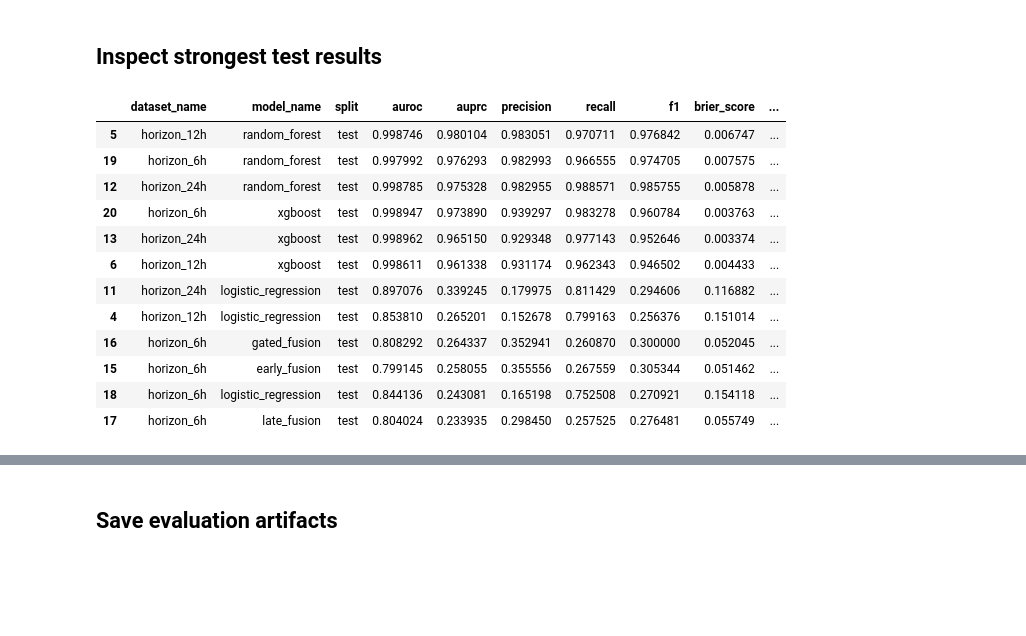
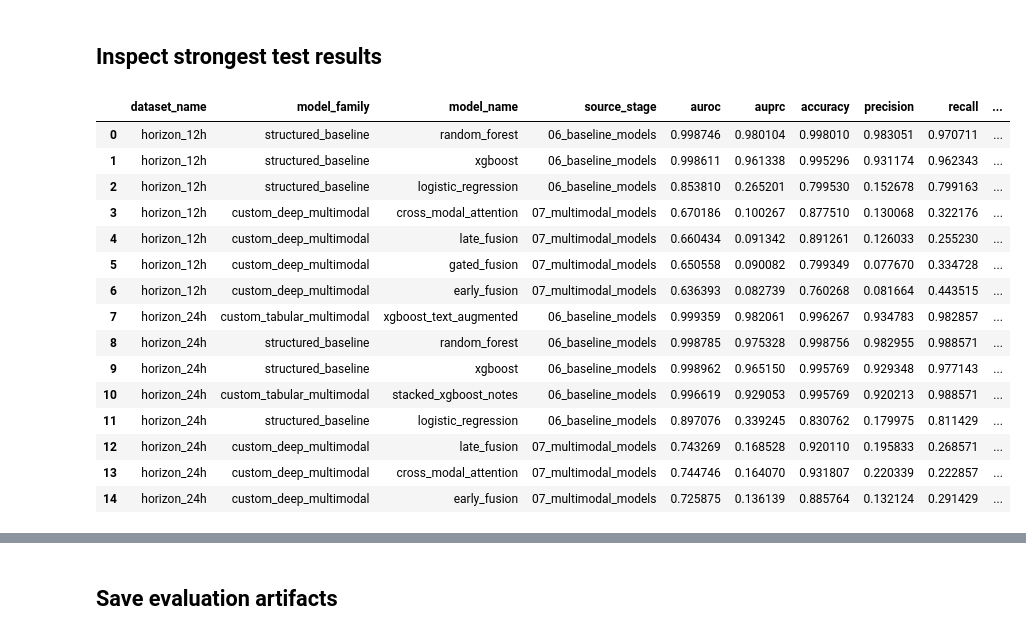
Before and after one commit to Anoushka1009/Multimodal-Sepsis-Prediction, a Jupyter notebook: notebooks/08_evaluation.ipynb, the cells around one changed output, grey strips where cells are left out. Saved outputs shown, nothing was run; the diff lists cells and outputs as text; code cells hidden in the pictures; blank space fills up the shorter version.

```diff
--- a/notebooks/08_evaluation.ipynb
+++ b/notebooks/08_evaluation.ipynb
@@ -62,8 +66,15 @@ By default this notebook evaluates baseline prediction artifacts from Notebook 0
 # %%
 baseline_dir = paths['processed_data_dir'] / '06_baseline_models'
 multimodal_dir = paths['processed_data_dir'] / '07_multimodal_models'
-prediction_files = sorted(baseline_dir.glob('*_test_predictions.csv')) + sorted(multimodal_dir.glob('*_test_predictions.csv'))
-prediction_files = sorted(prediction_files)
+
+baseline_prediction_files = sorted(baseline_dir.glob('*_test_predictions.csv'))
+multimodal_prediction_files = sorted(multimodal_dir.glob('*_test_predictions.csv'))
+prediction_files = sorted([*baseline_prediction_files, *multimodal_prediction_files])
+
 assert prediction_files, 'No prediction files found. Run 06_baseline_models or 07_multimodal_models first.'
-prediction_files[:10]
+
+pd.DataFrame({
+    'source_stage': [path.parent.name for path in prediction_files],
+    'prediction_file': [path.name for path in prediction_files],
+}).head(20)
 # %% [output]
@@ -130,18 +185,47 @@ evaluation_df
 # %% [markdown]
 ## Inspect strongest test results
 # %%
-evaluation_df.sort_values('auprc', ascending=False).head(12) if not evaluation_df.empty else evaluation_df
+summary_columns = [
+    'dataset_name',
+    'model_family',
+    'model_name',
+    'source_stage',
+    'auroc',
+    'auprc',
+    'accuracy',
+    'precision',
+    'recall',
+    'f1',
+    'decision_threshold',
+]
+
+top_overall_df = (
+    evaluation_df.loc[:, summary_columns]
+    .sort_values(['dataset_name', 'auprc'], ascending=[True, False])
+    .reset_index(drop=True)
+)
+custom_multimodal_df = (
+    evaluation_df.loc[evaluation_df['model_family'].str.startswith('custom_'), summary_columns]
+    .sort_values(['dataset_name', 'auprc'], ascending=[True, False])
+    .reset_index(drop=True)
+)
+
+display(top_overall_df.head(15))
+display(custom_multimodal_df)
 # %% [output]
-|  | dataset_name | model_name | split | auroc | auprc | precision | recall | f1 | brier_score | ... |
-| 5 | horizon_12h | random_forest | test | 0.998746 | 0.980104 | 0.983051 | 0.970711 | 0.976842 | 0.006747 | ... |
-| 19 | horizon_6h | random_forest | test | 0.997992 | 0.976293 | 0.982993 | 0.966555 | 0.974705 | 0.007575 | ... |
-| 12 | horizon_24h | random_forest | test | 0.998785 | 0.975328 | 0.982955 | 0.988571 | 0.985755 | 0.005878 | ... |
-| 20 | horizon_6h | xgboost | test | 0.998947 | 0.973890 | 0.939297 | 0.983278 | 0.960784 | 0.003763 | ... |
-| 13 | horizon_24h | xgboost | test | 0.998962 | 0.965150 | 0.929348 | 0.977143 | 0.952646 | 0.003374 | ... |
-| 6 | horizon_12h | xgboost | test | 0.998611 | 0.961338 | 0.931174 | 0.962343 | 0.946502 | 0.004433 | ... |
-| 11 | horizon_24h | logistic_regression | test | 0.897076 | 0.339245 | 0.179975 | 0.811429 | 0.294606 | 0.116882 | ... |
-| 4 | horizon_12h | logistic_regression | test | 0.853810 | 0.265201 | 0.152678 | 0.799163 | 0.256376 | 0.151014 | ... |
-| 16 | horizon_6h | gated_fusion | test | 0.808292 | 0.264337 | 0.352941 | 0.260870 | 0.300000 | 0.052045 | ... |
-| 15 | horizon_6h | early_fusion | test | 0.799145 | 0.258055 | 0.355556 | 0.267559 | 0.305344 | 0.051462 | ... |
-| 18 | horizon_6h | logistic_regression | test | 0.844136 | 0.243081 | 0.165198 | 0.752508 | 0.270921 | 0.154118 | ... |
-| 17 | horizon_6h | late_fusion | test | 0.804024 | 0.233935 | 0.298450 | 0.257525 | 0.276481 | 0.055749 | ... |
+|  | dataset_name | model_family | model_name | source_stage | auroc | auprc | accuracy | precision | recall | ... |
+| 0 | horizon_12h | structured_baseline | random_forest | 06_baseline_models | 0.998746 | 0.980104 | 0.998010 | 0.983051 | 0.970711 | ... |
+| 1 | horizon_12h | structured_baseline | xgboost | 06_baseline_models | 0.998611 | 0.961338 | 0.995296 | 0.931174 | 0.962343 | ... |
+| 2 | horizon_12h | structured_baseline | logistic_regression | 06_baseline_models | 0.853810 | 0.265201 | 0.799530 | 0.152678 | 0.799163 | ... |
+| 3 | horizon_12h | custom_deep_multimodal | cross_modal_attention | 07_multimodal_models | 0.670186 | 0.100267 | 0.877510 | 0.130068 | 0.322176 | ... |
+| 4 | horizon_12h | custom_deep_multimodal | late_fusion | 07_multimodal_models | 0.660434 | 0.091342 | 0.891261 | 0.126033 | 0.255230 | ... |
+| 5 | horizon_12h | custom_deep_multimodal | gated_fusion | 07_multimodal_models | 0.650558 | 0.090082 | 0.799349 | 0.077670 | 0.334728 | ... |
+| 6 | horizon_12h | custom_deep_multimodal | early_fusion | 07_multimodal_models | 0.636393 | 0.082739 | 0.760268 | 0.081664 | 0.443515 | ... |
+| 7 | horizon_24h | custom_tabular_multimodal | xgboost_text_augmented | 06_baseline_models | 0.999359 | 0.982061 | 0.996267 | 0.934783 | 0.982857 | ... |
+| 8 | horizon_24h | structured_baseline | random_forest | 06_baseline_models | 0.998785 | 0.975328 | 0.998756 | 0.982955 | 0.988571 | ... |
+| 9 | horizon_24h | structured_baseline | xgboost | 06_baseline_models | 0.998962 | 0.965150 | 0.995769 | 0.929348 | 0.977143 | ... |
+| 10 | horizon_24h | custom_tabular_multimodal | stacked_xgboost_notes | 06_baseline_models | 0.996619 | 0.929053 | 0.995769 | 0.920213 | 0.988571 | ... |
+| 11 | horizon_24h | structured_baseline | logistic_regression | 06_baseline_models | 0.897076 | 0.339245 | 0.830762 | 0.179975 | 0.811429 | ... |
+| 12 | horizon_24h | custom_deep_multimodal | late_fusion | 07_multimodal_models | 0.743269 | 0.168528 | 0.920110 | 0.195833 | 0.268571 | ... |
+| 13 | horizon_24h | custom_deep_multimodal | cross_modal_attention | 07_multimodal_models | 0.744746 | 0.164070 | 0.931807 | 0.220339 | 0.222857 | ... |
+| 14 | horizon_24h | custom_deep_multimodal | early_fusion | 07_multimodal_models | 0.725875 | 0.136139 | 0.885764 | 0.132124 | 0.291429 | ... |
```
Also changed, not shown: parts of 7 cells of this notebook, 11 other files.
